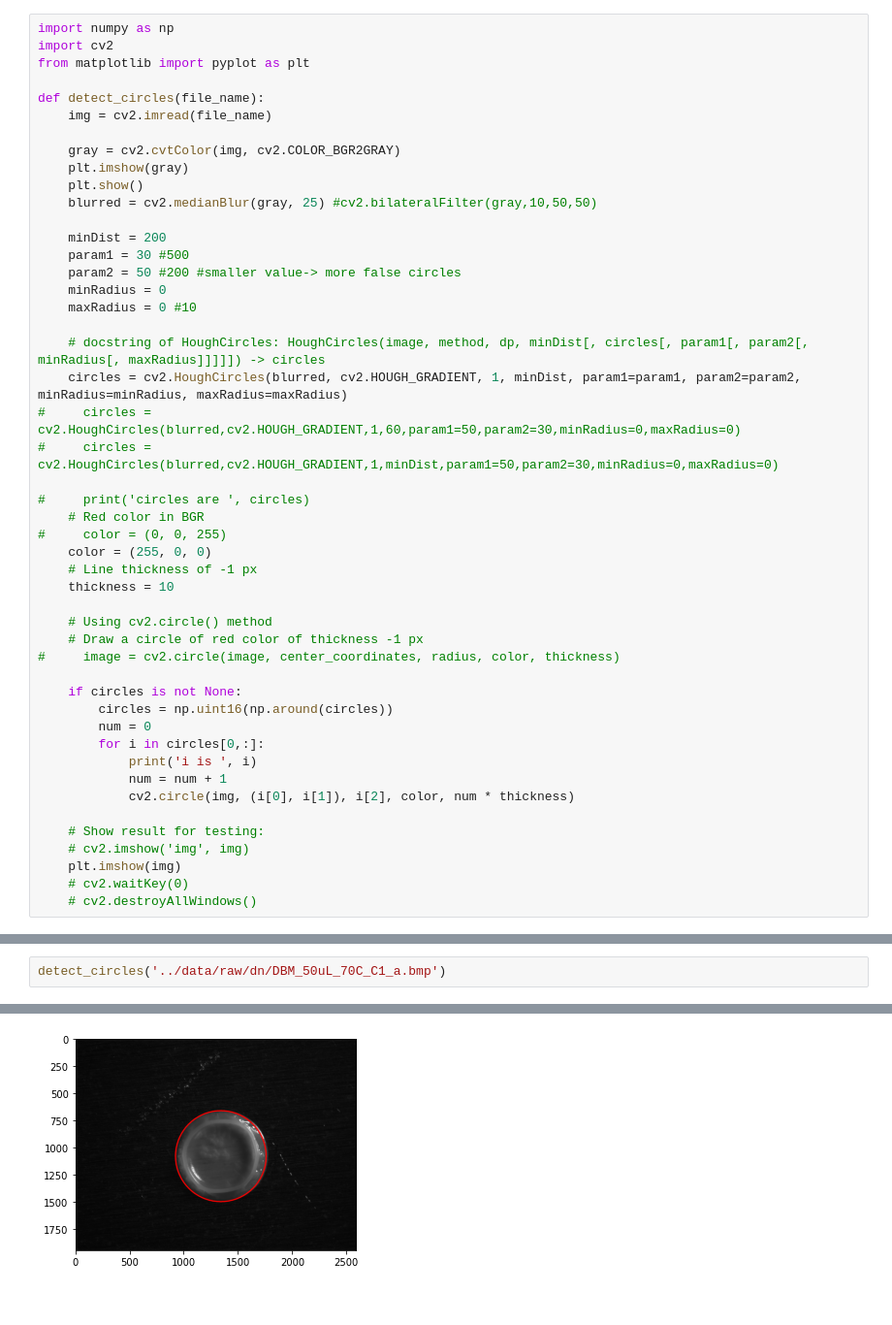
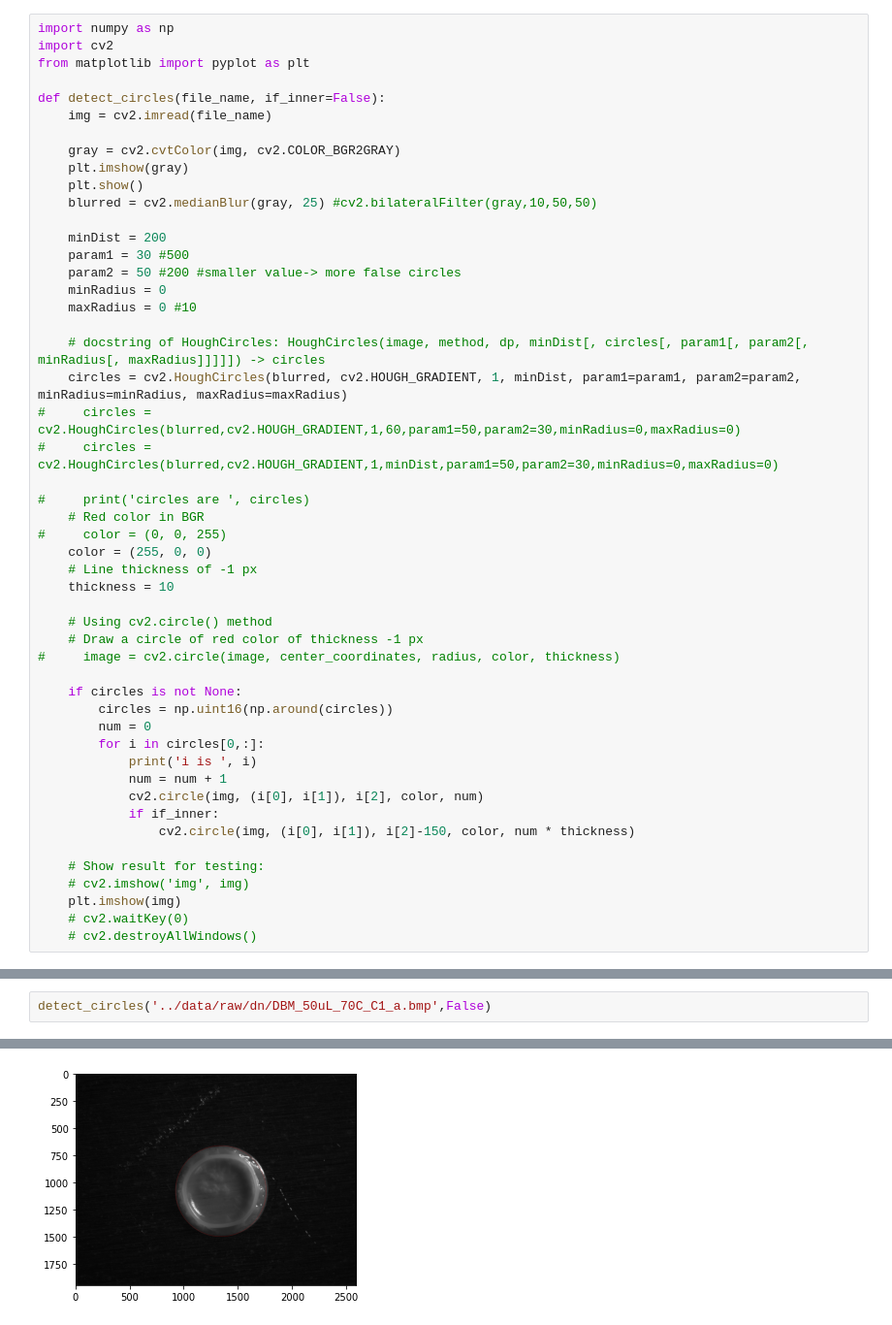
Before and after one commit to liubruce/milk_cls, a Jupyter notebook: notebooks/circle_toy_image.ipynb, the cells around one changed output, grey strips where cells are left out. Shown: that part at 97% size. Saved outputs shown, nothing was run; the diff lists cells and outputs as text.

```diff
--- a/notebooks/circle_toy_image.ipynb
+++ b/notebooks/circle_toy_image.ipynb
@@ -3,7 +3,7 @@ import numpy as np
 import cv2
 from matplotlib import pyplot as plt
 
-def detect_circles(file_name):
+def detect_circles(file_name, if_inner=False):
     img = cv2.imread(file_name)
 
     gray = cv2.cvtColor(img, cv2.COLOR_BGR2GRAY)
@@ -39,7 +39,9 @@ def detect_circles(file_name):
         for i in circles[0,:]:
             print('i is ', i)
             num = num + 1
-            cv2.circle(img, (i[0], i[1]), i[2], color, num * thickness)
+            cv2.circle(img, (i[0], i[1]), i[2], color, num)
+            if if_inner:
+                cv2.circle(img, (i[0], i[1]), i[2]-150, color, num * thickness)
 
     # Show result for testing:
     # cv2.imshow('img', img)
@@ -62,6 +64,6 @@ i is  [1500  836  388]
 # %%
-detect_circles('../data/raw/dn/DBM_50uL_70C_C1_a.bmp')
+detect_circles('../data/raw/dn/DBM_50uL_70C_C1_a.bmp',False)
 # %% [output]
 [figure]
 i is  [1338 1078  418]
-[figure, old version]
+[figure, new version]
```
Also changed, not shown: parts of 2 cells of this notebook, 9 other files.
